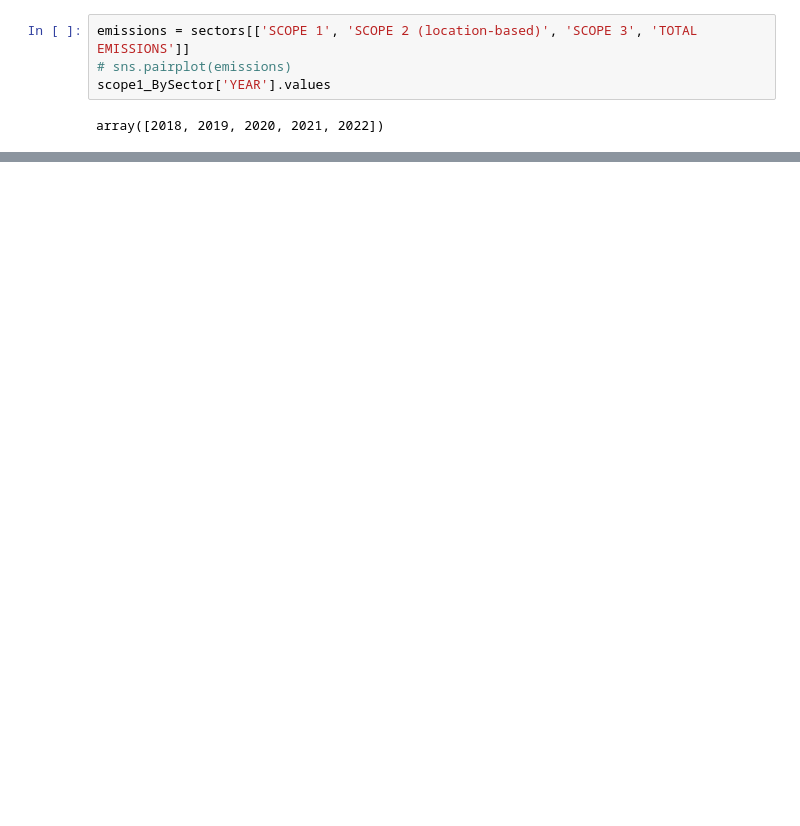
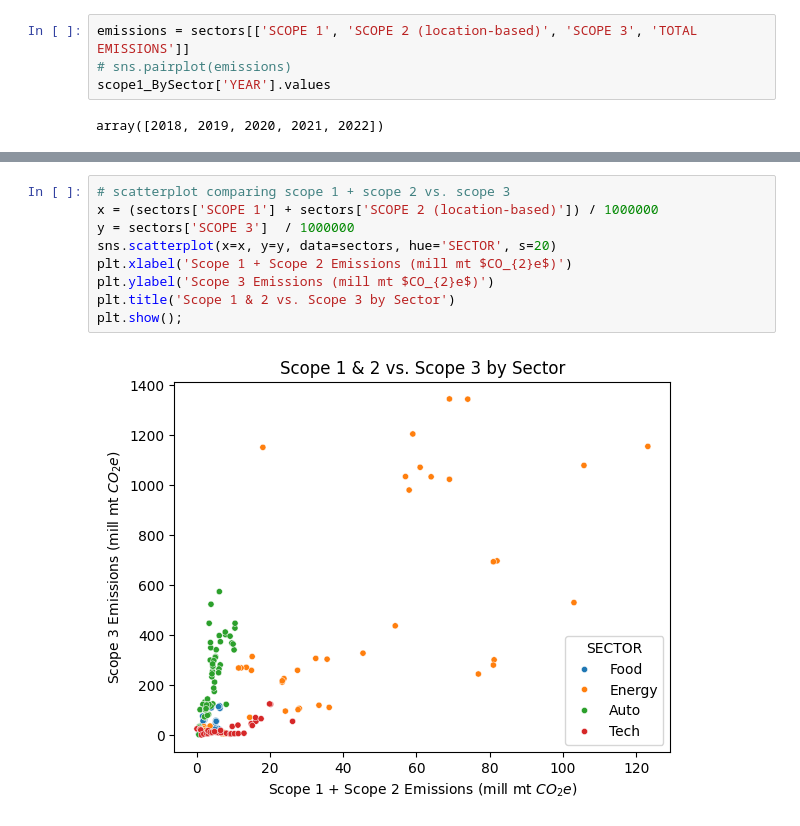
Before and after one commit to zcjanin/decarbonization-2024, a Jupyter notebook: Charts.ipynb, the cells around one changed output, grey strips where cells are left out. Drawn from its saved outputs; the diff is of its cells as text; blank space fills up the shorter version.

```diff
--- a/Charts.ipynb
+++ b/Charts.ipynb
@@ -212,0 +211,11 @@ food_corr.round(2)
+# %%
+# scatterplot comparing scope 1 + scope 2 vs. scope 3
+x = (sectors['SCOPE 1'] + sectors['SCOPE 2 (location-based)']) / 1000000
+y = sectors['SCOPE 3']  / 1000000
+sns.scatterplot(x=x, y=y, data=sectors, hue='SECTOR', s=20)
+plt.xlabel('Scope 1 + Scope 2 Emissions (mill mt $CO_{2}e$)')
+plt.ylabel('Scope 3 Emissions (mill mt $CO_{2}e$)')
+plt.title('Scope 1 & 2 vs. Scope 3 by Sector')
+plt.show();
+# %% [output]
+[figure, added]
```
Also changed, not shown: parts of 15 cells of this notebook.
